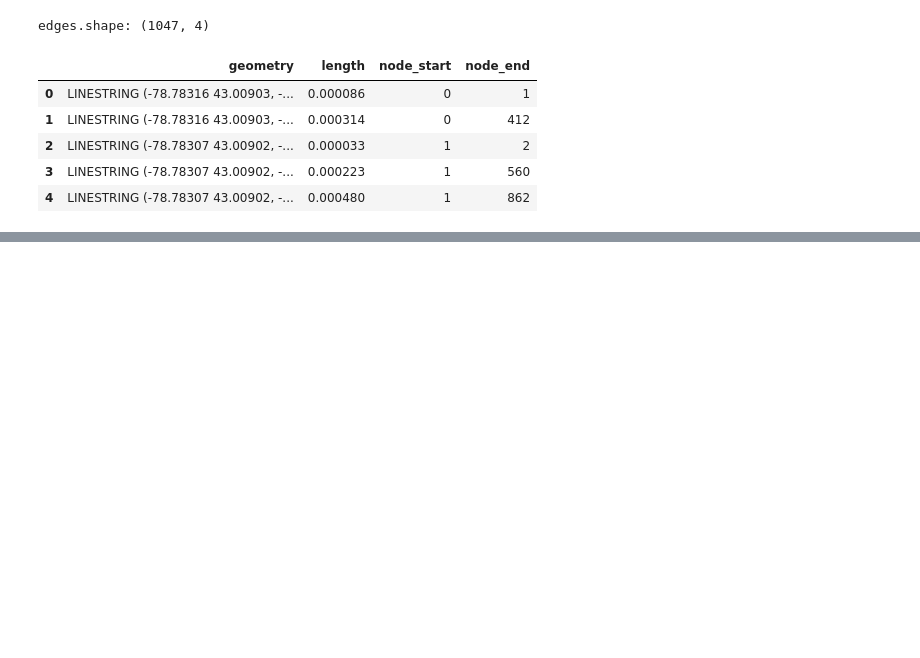
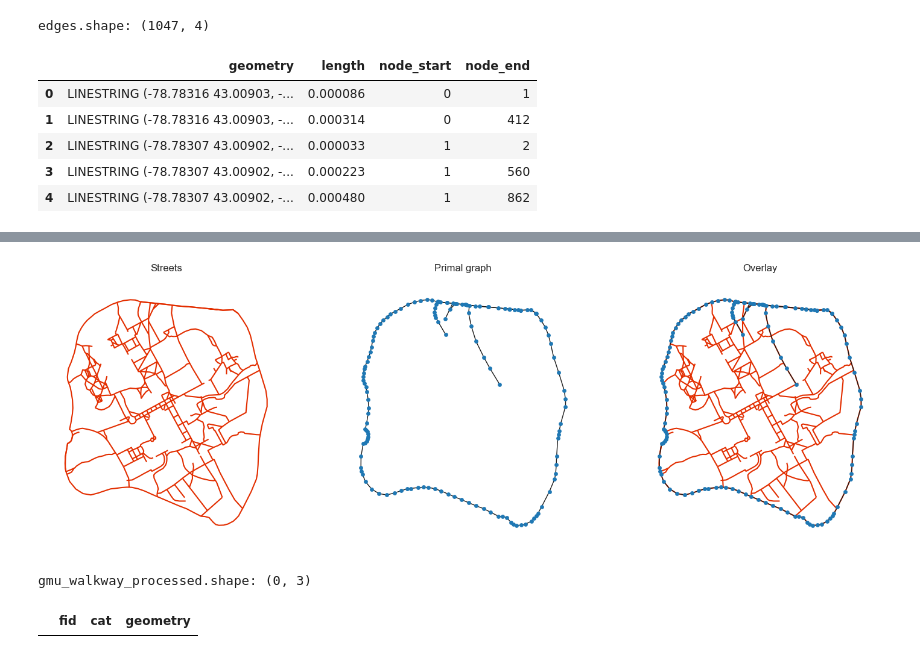
Before and after one commit to wang-boyu/agents-and-networks-in-python, a Jupyter notebook: notebooks/3.0 - Linestrings and Networks.ipynb, the cells around one changed output, grey strips where cells are left out. Drawn from its saved outputs; the diff is of its cells as text; code cells hidden in the pictures; blank space fills up the shorter version.

```diff
--- a/notebooks/3.0 - Linestrings and Networks.ipynb
+++ b/notebooks/3.0 - Linestrings and Networks.ipynb
@@ -181,0 +248,22 @@ edges.shape: (1047, 4)
+# %%
+gmu_walkway_network = RoadNetwork(lines=gmu_walkway["geometry"])
+
+f, ax = plt.subplots(1, 3, figsize=(18, 6), sharex=True, sharey=True)
+for i, facet in enumerate(ax):
+    facet.set_title(("Streets", "Primal graph", "Overlay")[i])
+    facet.axis("off")
+
+gmu_walkway.plot(color='#e32e00', ax=ax[0], aspect=1)
+nx.draw(gmu_walkway_network.nx_graph, {n: [n[0], n[1]] for n in list(gmu_walkway_network.nx_graph.nodes)}, ax=ax[1], node_size=15)
+gmu_walkway.plot(color='#e32e00', ax=ax[2], zorder=-1, aspect=1)
+nx.draw(gmu_walkway_network.nx_graph, {n: [n[0], n[1]] for n in list(gmu_walkway_network.nx_graph.nodes)}, ax=ax[2], node_size=15)
+# %% [output]
+[figure, added]
+# %%
+gmu_walkway_processed = gpd.read_file("../data/processed/gmu/Mason_walkway_line.shp")
+
+print(f"gmu_walkway_processed.shape: {gmu_walkway_processed.shape}")
+gmu_walkway_processed.head()
+# %% [output]
+gmu_walkway_processed.shape: (0, 3)
+|  | fid | cat | geometry |
```
Also changed, not shown: parts of 7 cells of this notebook, 2 other files.
